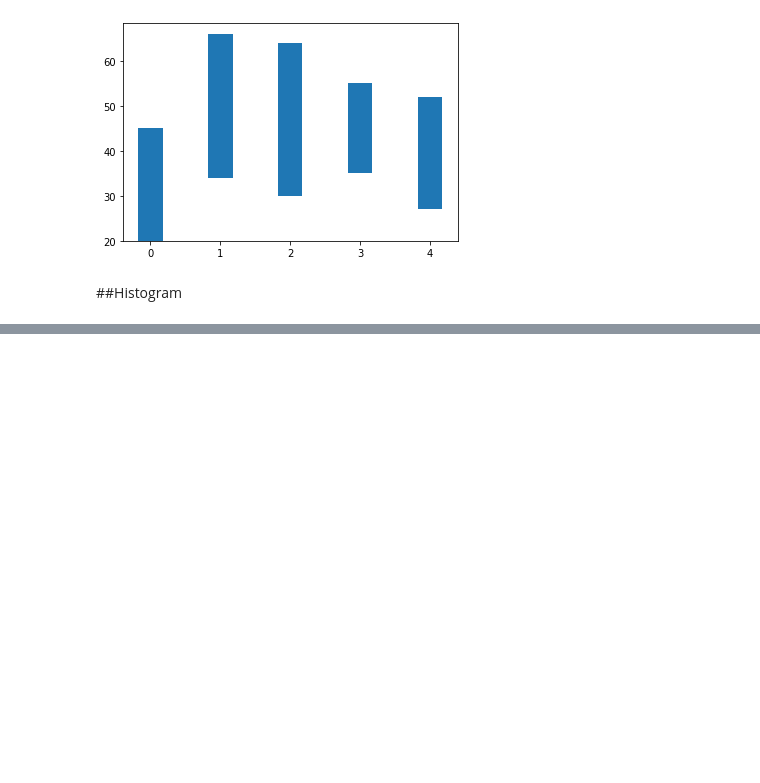
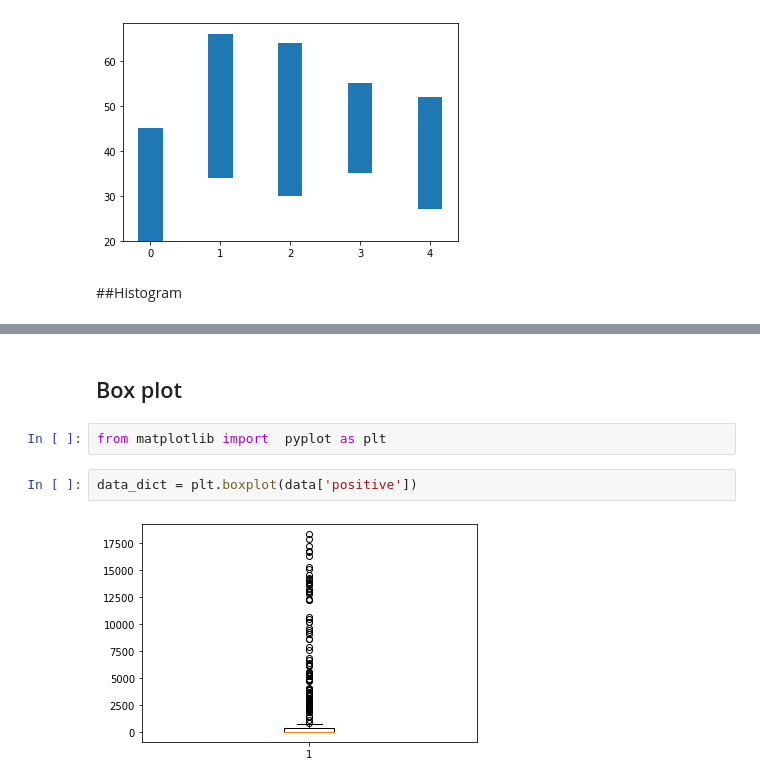
Before and after one commit to kittimaxz/DWDM21, a Jupyter notebook: Data_Visualization.ipynb, the cells around one changed output, grey strips where cells are left out. Saved outputs shown, nothing was run; the diff lists cells and outputs as text; blank space fills up the shorter version.

```diff
--- a/Data_Visualization.ipynb
+++ b/Data_Visualization.ipynb
@@ -325,0 +326,8 @@ array([1., 0., 3., 5., 4., 0., 3., 3., 0., 1.])
+# %% [markdown]
+## Box plot
+# %%
+from matplotlib import  pyplot as plt
+# %%
+data_dict = plt.boxplot(data['positive'])
+# %% [output]
+[figure, added]
```
Also changed, not shown: parts of 16 cells of this notebook.
